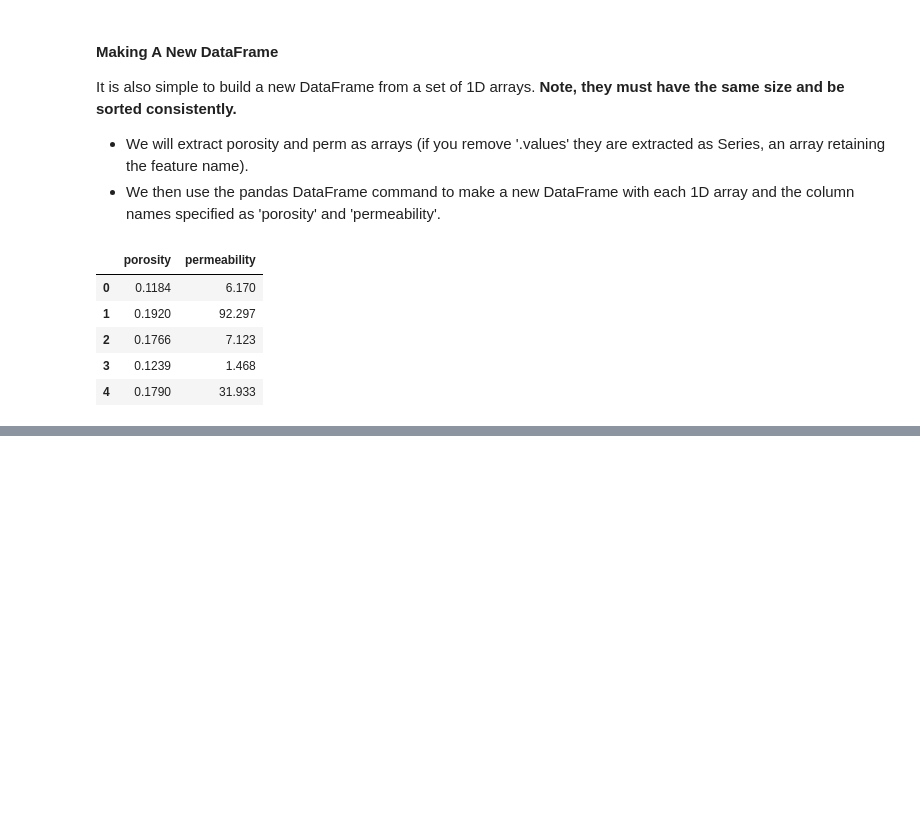
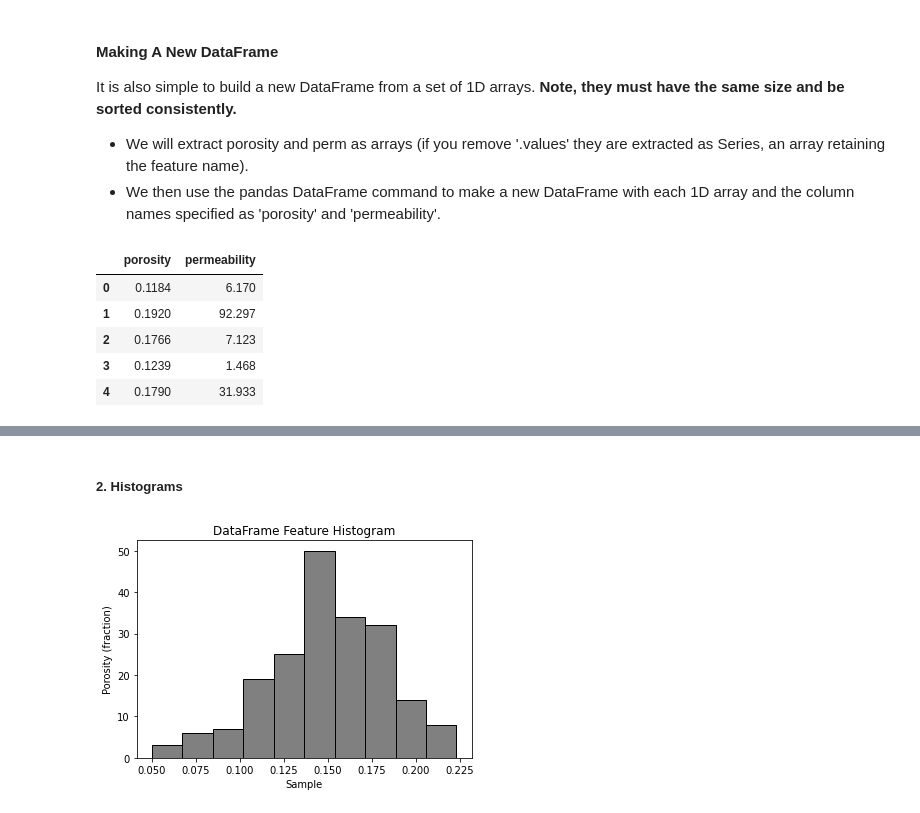
Before and after one commit to aaditya29/Quantitative-Finance-With-Python, a Jupyter notebook: 05-Data Science Basics/01-Tabular Data/TabularData.ipynb, the cells around one changed output, grey strips where cells are left out. Drawn from its saved outputs; the diff is of its cells as text; code cells hidden in the pictures; blank space fills up the shorter version.

```diff
--- a/05-Data Science Basics/01-Tabular Data/TabularData.ipynb
+++ b/05-Data Science Basics/01-Tabular Data/TabularData.ipynb
@@ -321,0 +336,9 @@ df_new.head()
+# %% [markdown]
+##### 2. Histograms
+# %%
+df['porosity'].plot(kind='hist', color='grey', edgecolor='black')  #plotting a histogram
+plt.ylabel('Porosity (fraction)')
+plt.xlabel('Sample'); plt.title('DataFrame Feature Histogram');
+plt.show()
+# %% [output]
+[figure, added]
```
Also changed, not shown: parts of 3 cells of this notebook.
